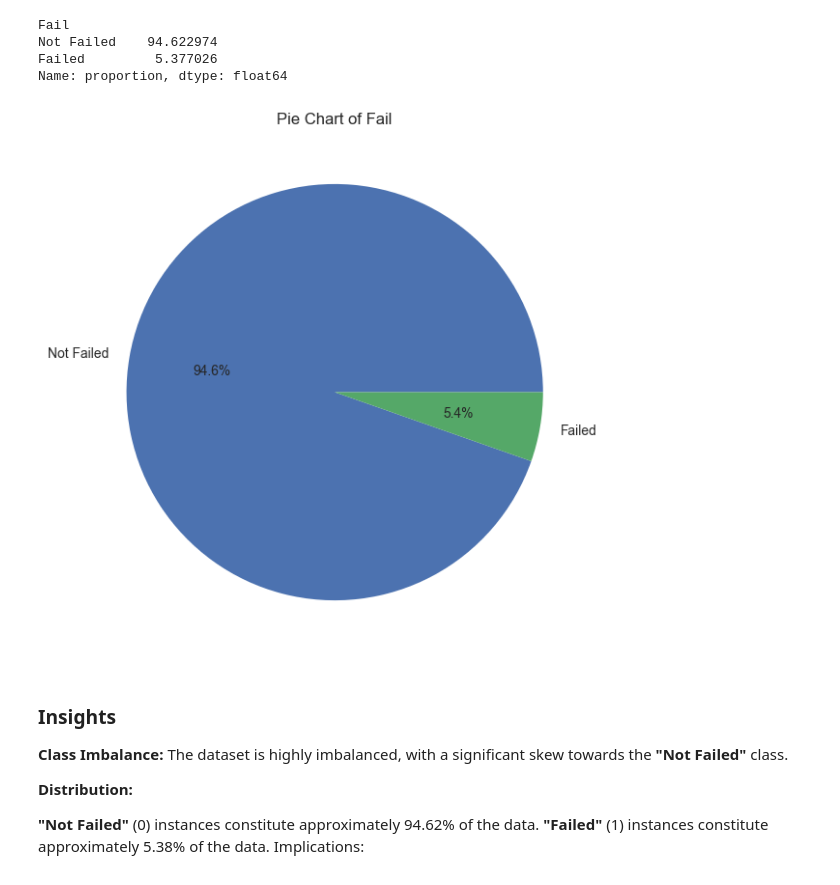
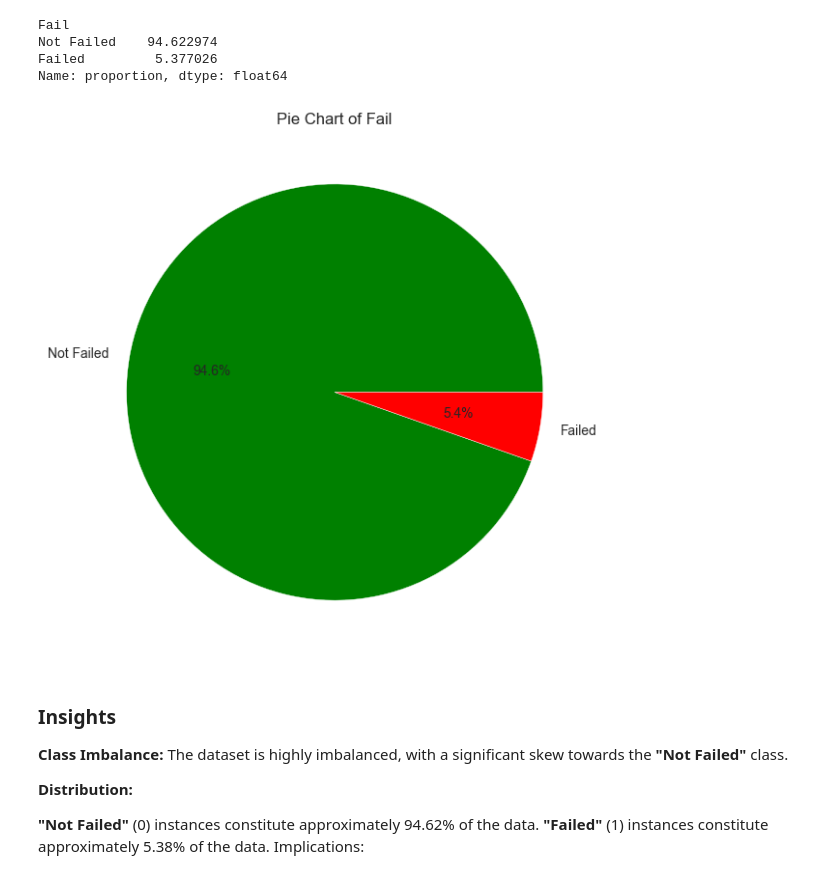
Before and after one commit to thekendev/AutoPredict, a Jupyter notebook: research/EDA_notebook.ipynb, the cells around one changed output. Drawn from its saved outputs; the diff is of its cells as text; code cells hidden in the pictures.

```diff
--- a/research/EDA_notebook.ipynb
+++ b/research/EDA_notebook.ipynb
@@ -410,27 +410,31 @@ Not Failed    94.622974
 Failed         5.377026
 Name: proportion, dtype: float64
 # %%
-#  plotting piechart
+# Data
 fail_percentage = [94.622974, 5.377026]
-Fail_labels = ["Not Failed", "Failed"]
+fail_labels = ["Not Failed", "Failed"]
 
+# Colors for each category
+colors = ['green', 'red']
+
+# Plot pie chart
 plt.figure(figsize=(12, 7))
-plt.pie(fail_percentage, labels=Fail_labels, autopct="%1.1f%%")
+plt.pie(fail_percentage, labels=fail_labels, autopct="%1.1f%%", colors=colors)
 plt.title("Pie Chart of Fail")
 
 # Define the directory to save the visualizations
 save_path = "/Users/kanayojustice/Documents/Data_scientist_projects/AutoPredict/research/visualizations"
 
 # Ensure the directory exists, creating it if necessary
 os.makedirs(save_path, exist_ok=True)
 
 # Save the visualization to the specified file path
 file_path = os.path.join(save_path, "pie_chart_fail.png")
 plt.savefig(file_path)
 
 plt.show()
 # %% [output]
-[figure, old version]
+[figure, new version]
 # %% [markdown]
 ###  Insights
 **Class Imbalance:** The dataset is highly imbalanced, with a significant skew towards the **"Not Failed"** class.
```
Also changed, not shown: 4 other files.
